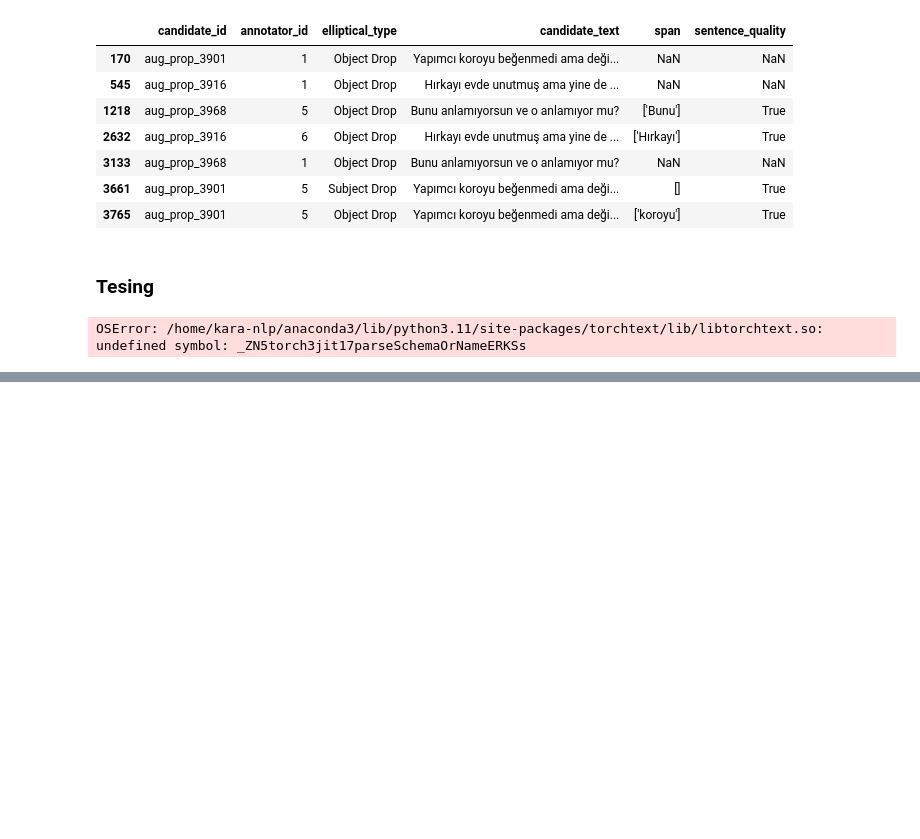
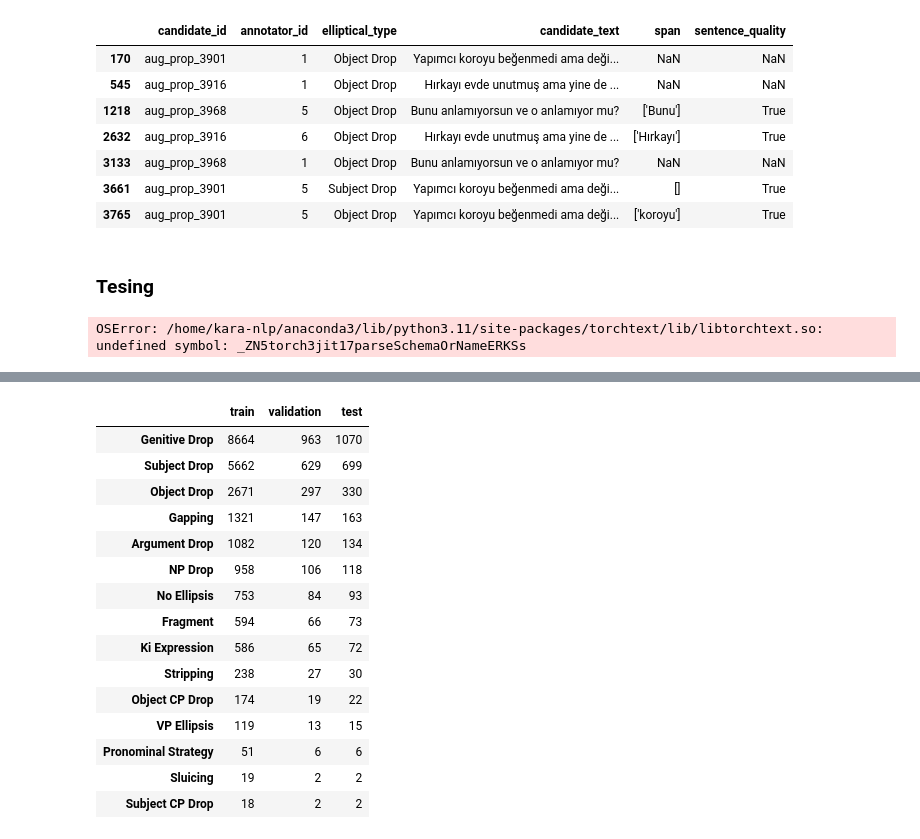
Before and after one commit to karahan-sahin/ellipsis-tr, a Jupyter notebook: main.ipynb, the cells around one changed output, grey strips where cells are left out. Cells and saved outputs as stored; diff of their text form; code cells hidden in the pictures; blank space fills up the shorter version.

```diff
--- a/main.ipynb
+++ b/main.ipynb
@@ -855,0 +860,2 @@ OSError: /home/kara-nlp/anaconda3/lib/python3.11/site-packages/torchtext/lib/lib
+# %%
+ellipsis_df['_id'] = ellipsis_df['_id'].apply(lambda x: x['$oid'])
@@ -855,0 +890,59 @@ OSError: /home/kara-nlp/anaconda3/lib/python3.11/site-packages/torchtext/lib/lib
+# %%
+from sklearn.model_selection import train_test_split
+
+train_classification_release, test_classification_release = train_test_split(
+    classification_release,
+    stratify=classification_release['elliptical_type'],
+    test_size=0.1, random_state=42
+)
+
+train_classification_release, val_classification_release = train_test_split(
+    train_classification_release,
+    stratify=train_classification_release['elliptical_type'],
+    test_size=0.1, random_state=42
+)
+
+
+train_span_release, test_span_release = train_test_split(
+    span_release,
+    stratify=span_release['elliptical_type'],
+    test_size=0.1, random_state=42
+)
+
+train_span_release, val_span_release = train_test_split(
+    train_span_release,
+    stratify=train_span_release['elliptical_type'],
+    test_size=0.1, random_state=42
+)
+# %%
+# Create value counts for training, validation, and test datasets
+train_classification_release_value_counts = train_classification_release.elliptical_type.value_counts()
+val_classification_release_value_counts = val_classification_release.elliptical_type.value_counts()
+test_classification_release_value_counts = test_classification_release.elliptical_type.value_counts()
+
+# Combine the value counts into a single dataframe
+combined_classification_release_value_counts = pd.concat(
+    [train_classification_release_value_counts, val_classification_release_value_counts, test_classification_release_value_counts],
+    axis=1,
+    keys=['train', 'validation', 'test']
+)
+
+# Display the combined value counts
+combined_classification_release_value_counts
+# %% [output]
+|  | train | validation | test |
+| Genitive Drop | 8664 | 963 | 1070 |
+| Subject Drop | 5662 | 629 | 699 |
+| Object Drop | 2671 | 297 | 330 |
+| Gapping | 1321 | 147 | 163 |
+| Argument Drop | 1082 | 120 | 134 |
+| NP Drop | 958 | 106 | 118 |
+| No Ellipsis | 753 | 84 | 93 |
+| Fragment | 594 | 66 | 73 |
+| Ki Expression | 586 | 65 | 72 |
+| Stripping | 238 | 27 | 30 |
+| Object CP Drop | 174 | 19 | 22 |
+| VP Ellipsis | 119 | 13 | 15 |
+| Pronominal Strategy | 51 | 6 | 6 |
+| Sluicing | 19 | 2 | 2 |
+| Subject CP Drop | 18 | 2 | 2 |
```
Also changed, not shown: parts of 12 cells of this notebook, 3 other files.
